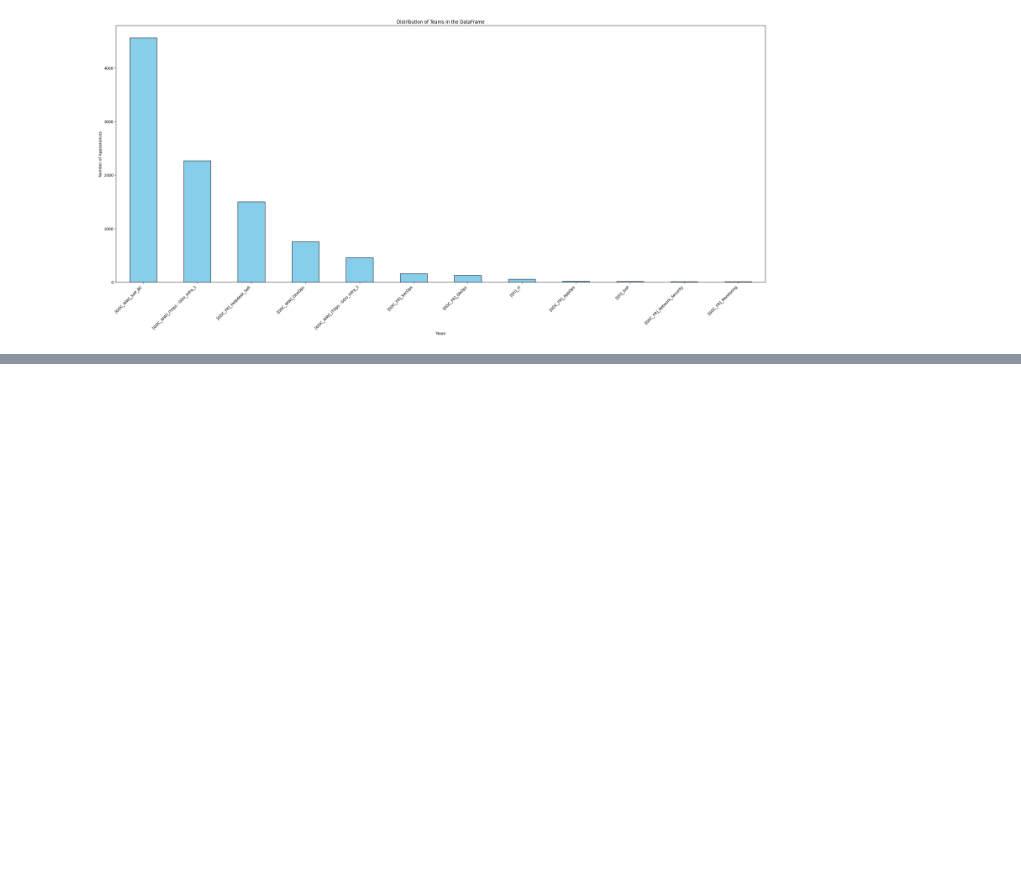
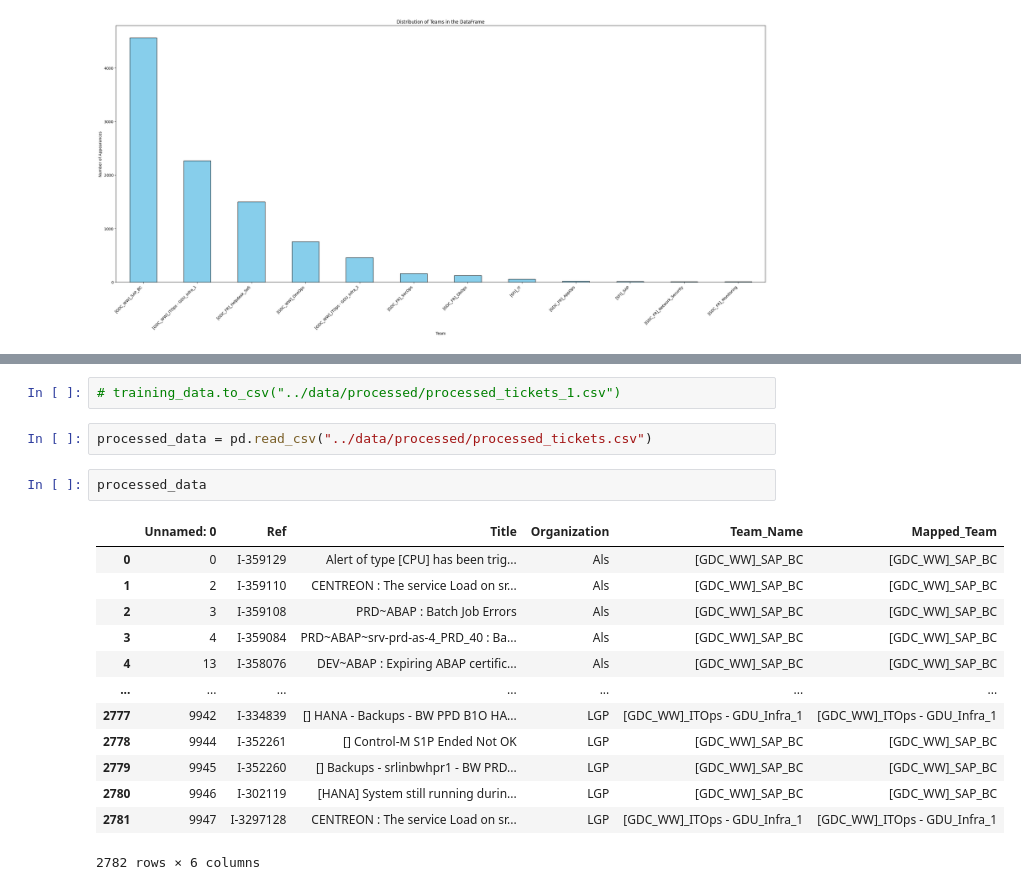
Before and after one commit to lamhungphu/ML-ticket-dispatcher, a Jupyter notebook: notebooks/01_preprocessing.ipynb, the cells around one changed output, grey strips where cells are left out. Cells and saved outputs as stored; diff of their text form; blank space fills up the shorter version.

```diff
--- a/notebooks/01_preprocessing.ipynb
+++ b/notebooks/01_preprocessing.ipynb
@@ -152,0 +167,20 @@ print(f"Removed {before - after} duplicate rows")
+# %%
+# training_data.to_csv("../data/processed/processed_tickets_1.csv")
+# %%
+processed_data = pd.read_csv("../data/processed/processed_tickets.csv")
+# %%
+processed_data
+# %% [output]
+|  | Unnamed: 0 | Ref | Title | Organization | Team_Name | Mapped_Team |
+| 0 | 0 | I-359129 | Alert of type [CPU] has been trig... | Als | [GDC_WW]_SAP_BC | [GDC_WW]_SAP_BC |
+| 1 | 2 | I-359110 | CENTREON : The service Load on sr... | Als | [GDC_WW]_SAP_BC | [GDC_WW]_SAP_BC |
+| 2 | 3 | I-359108 | PRD~ABAP : Batch Job Errors | Als | [GDC_WW]_SAP_BC | [GDC_WW]_SAP_BC |
+| 3 | 4 | I-359084 | PRD~ABAP~srv-prd-as-4_PRD_40 : Ba... | Als | [GDC_WW]_SAP_BC | [GDC_WW]_SAP_BC |
+| 4 | 13 | I-358076 | DEV~ABAP : Expiring ABAP certific... | Als | [GDC_WW]_SAP_BC | [GDC_WW]_SAP_BC |
+| ... | ... | ... | ... | ... | ... | ... |
+| 2777 | 9942 | I-334839 | [] HANA - Backups - BW PPD B1O HA... | LGP | [GDC_WW]_ITOps - GDU_Infra_1 | [GDC_WW]_ITOps - GDU_Infra_1 |
+| 2778 | 9944 | I-352261 | [] Control-M S1P Ended Not OK | LGP | [GDC_WW]_SAP_BC | [GDC_WW]_SAP_BC |
+| 2779 | 9945 | I-352260 | [] Backups - srlinbwhpr1 - BW PRD... | LGP | [GDC_WW]_SAP_BC | [GDC_WW]_SAP_BC |
+| 2780 | 9946 | I-302119 | [HANA] System still running durin... | LGP | [GDC_WW]_SAP_BC | [GDC_WW]_SAP_BC |
+| 2781 | 9947 | I-3297128 | CENTREON : The service Load on sr... | LGP | [GDC_WW]_ITOps - GDU_Infra_1 | [GDC_WW]_ITOps - GDU_Infra_1 |
+2782 rows × 6 columns
```
Also changed, not shown: parts of 5 cells of this notebook, 13 other files.
